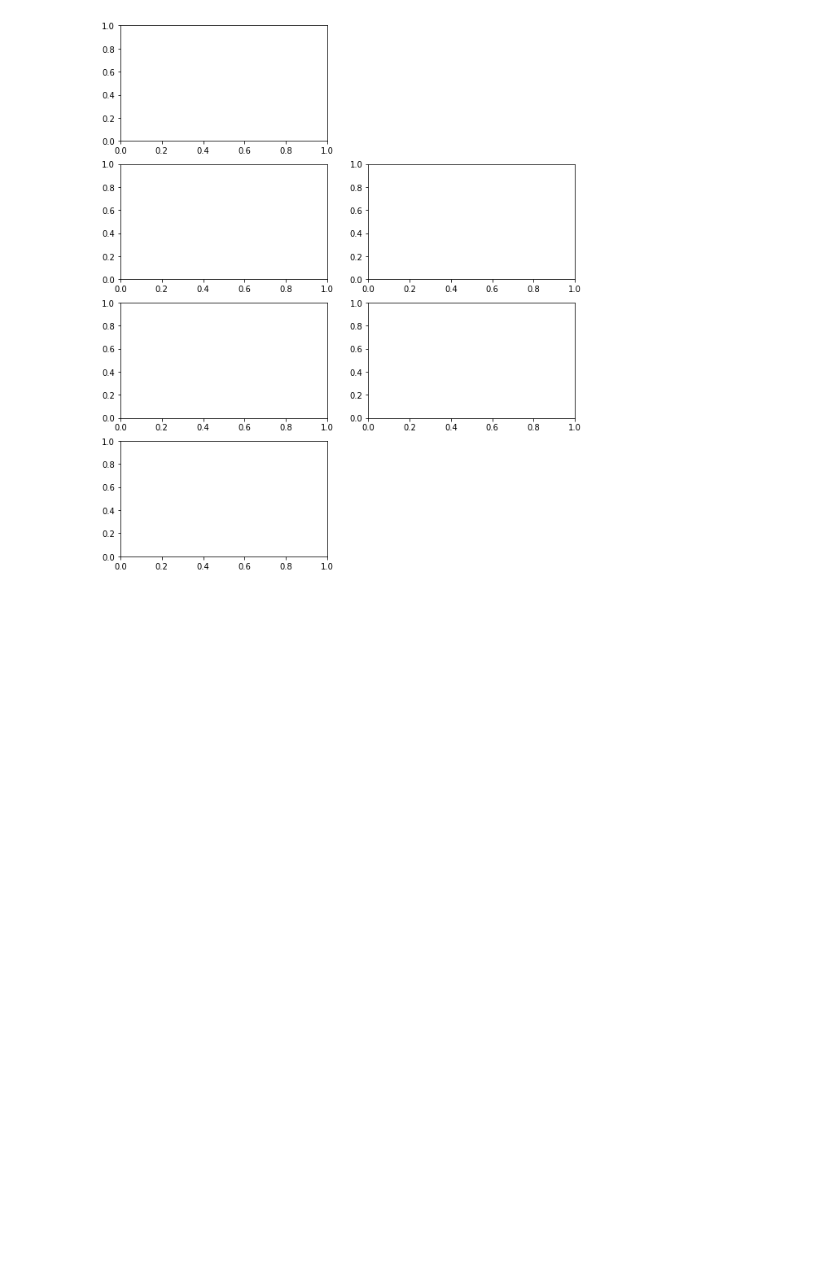
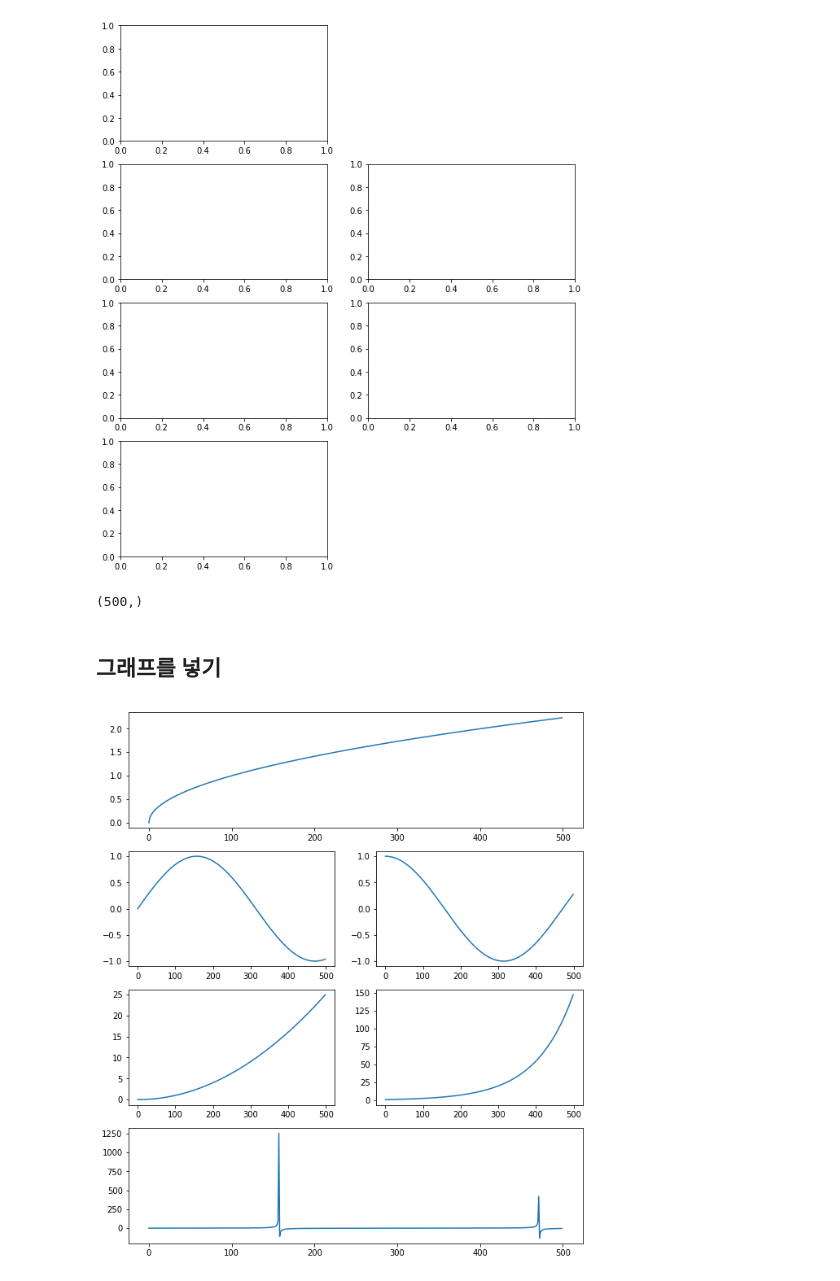
Before and after one commit to zerosum99/python_matplotlib, a Jupyter notebook: matplotlib 100_subplot으로 그래프의 개수를 표시하기.ipynb, the cells around one changed output. Cells and saved outputs as stored; diff of their text form; code cells hidden in the pictures; blank space fills up the shorter version.

```diff
--- a/matplotlib 100_subplot으로 그래프의 개수를 표시하기.ipynb
+++ b/matplotlib 100_subplot으로 그래프의 개수를 표시하기.ipynb
@@ -55,3 +57,34 @@ plt.subplot(427)
 plt.show()
 # %% [output]
 [figure]
+# %%
+a = np.arange(0,5,0.01)
+# %%
+a.shape
+# %% [output]
+(500,)
+# %% [markdown]
+## 그래프를 넣기
+# %%
+fig = plt.figure(figsize=(10,12))
+plt.subplot(411)
+plt.plot(np.sqrt(a))
+
+plt.subplot(423)
+plt.plot(np.sin(a))
+
+plt.subplot(424)
+plt.plot(np.cos(a))
+
+plt.subplot(425)
+plt.plot(a**2)
+
+plt.subplot(426)
+plt.plot(np.exp(a))
+
+plt.subplot(414)
+plt.plot(np.tan(a))
+
+plt.show()
+# %% [output]
+[figure, added]
```
Also changed, not shown: parts of 1 cell of this notebook.
